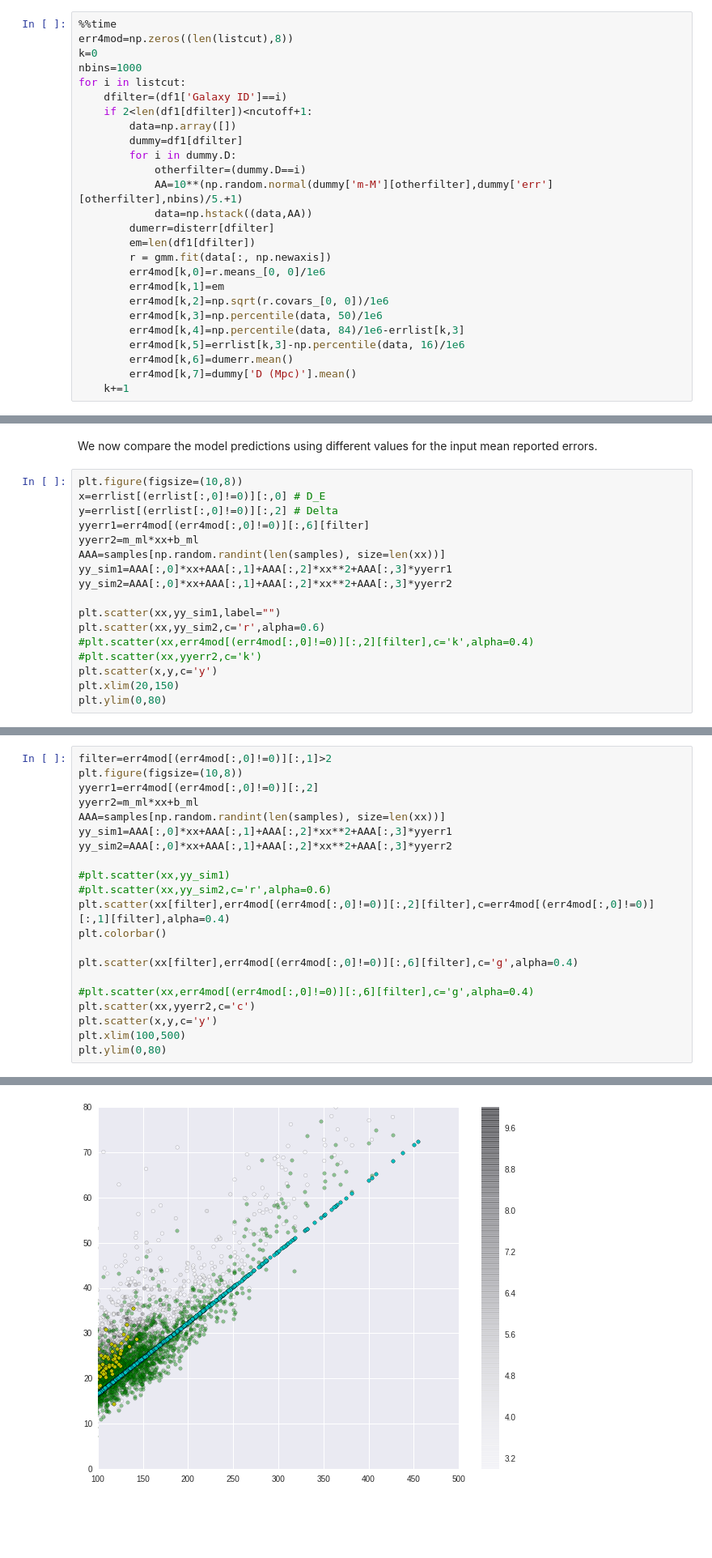
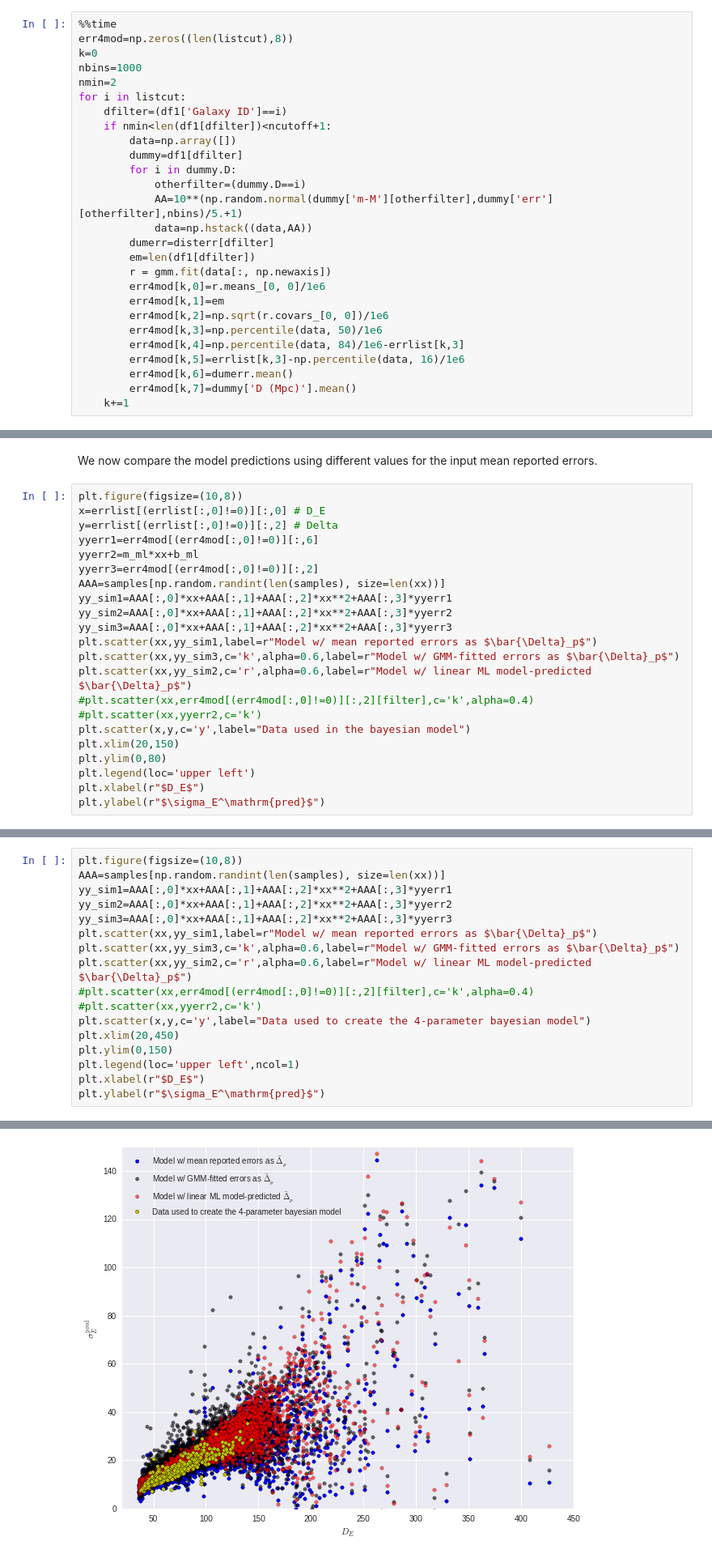
Before and after one commit to saint-germain/anisotropias, a Jupyter notebook: erroranalysis.ipynb, the cells around one changed output, grey strips where cells are left out. Shown at 81% size. Saved outputs shown, nothing was run; the diff lists cells and outputs as text; blank space fills up the shorter version.

Commit message:
the great model

```diff
--- a/erroranalysis.ipynb
+++ b/erroranalysis.ipynb
@@ -517,9 +517,10 @@ Now we need to predict errors for the rest of the galaxies (for those with less
 err4mod=np.zeros((len(listcut),8))
 k=0
 nbins=1000
+nmin=2
 for i in listcut:
     dfilter=(df1['Galaxy ID']==i)
-    if 2<len(df1[dfilter])<ncutoff+1:
+    if nmin<len(df1[dfilter])<ncutoff+1:
         data=np.array([])
         dummy=df1[dfilter]
         for i in dummy.D:
@@ -596,17 +597,22 @@ We now compare the model predictions using different values for the input mean r
 plt.figure(figsize=(10,8))
 x=errlist[(errlist[:,0]!=0)][:,0] # D_E
 y=errlist[(errlist[:,0]!=0)][:,2] # Delta
-yyerr1=err4mod[(err4mod[:,0]!=0)][:,6][filter]
+yyerr1=err4mod[(err4mod[:,0]!=0)][:,6]
 yyerr2=m_ml*xx+b_ml
+yyerr3=err4mod[(err4mod[:,0]!=0)][:,2]
 AAA=samples[np.random.randint(len(samples), size=len(xx))]
 yy_sim1=AAA[:,0]*xx+AAA[:,1]+AAA[:,2]*xx**2+AAA[:,3]*yyerr1
 yy_sim2=AAA[:,0]*xx+AAA[:,1]+AAA[:,2]*xx**2+AAA[:,3]*yyerr2
-
-plt.scatter(xx,yy_sim1,label="")
-plt.scatter(xx,yy_sim2,c='r',alpha=0.6)
+yy_sim3=AAA[:,0]*xx+AAA[:,1]+AAA[:,2]*xx**2+AAA[:,3]*yyerr3
+plt.scatter(xx,yy_sim1,label=r"Model w/ mean reported errors as $\bar{\Delta}_p$")
+plt.scatter(xx,yy_sim3,c='k',alpha=0.6,label=r"Model w/ GMM-fitted errors as $\bar{\Delta}_p$")
+plt.scatter(xx,yy_sim2,c='r',alpha=0.6,label=r"Model w/ linear ML model-predicted $\bar{\Delta}_p$")
 #plt.scatter(xx,err4mod[(err4mod[:,0]!=0)][:,2][filter],c='k',alpha=0.4)
 #plt.scatter(xx,yyerr2,c='k')
-plt.scatter(x,y,c='y')
+plt.scatter(x,y,c='y',label="Data used in the bayesian model")
 plt.xlim(20,150)
 plt.ylim(0,80)
+plt.legend(loc='upper left')
+plt.xlabel(r"$D_E$")
+plt.ylabel(r"$\sigma_E^\mathrm{pred}$")
 # %% [output]
@@ -615,22 +625,18 @@ plt.ylim(0,80)
 # %%
-filter=err4mod[(err4mod[:,0]!=0)][:,1]>2
 plt.figure(figsize=(10,8))
-yyerr1=err4mod[(err4mod[:,0]!=0)][:,2]
-yyerr2=m_ml*xx+b_ml
 AAA=samples[np.random.randint(len(samples), size=len(xx))]
 yy_sim1=AAA[:,0]*xx+AAA[:,1]+AAA[:,2]*xx**2+AAA[:,3]*yyerr1
 yy_sim2=AAA[:,0]*xx+AAA[:,1]+AAA[:,2]*xx**2+AAA[:,3]*yyerr2
-
-#plt.scatter(xx,yy_sim1)
-#plt.scatter(xx,yy_sim2,c='r',alpha=0.6)
-plt.scatter(xx[filter],err4mod[(err4mod[:,0]!=0)][:,2][filter],c=err4mod[(err4mod[:,0]!=0)][:,1][filter],alpha=0.4)
-plt.colorbar()
-
-plt.scatter(xx[filter],err4mod[(err4mod[:,0]!=0)][:,6][filter],c='g',alpha=0.4)
-
-#plt.scatter(xx,err4mod[(err4mod[:,0]!=0)][:,6][filter],c='g',alpha=0.4)
-plt.scatter(xx,yyerr2,c='c')
-plt.scatter(x,y,c='y')
-plt.xlim(100,500)
-plt.ylim(0,80)
+yy_sim3=AAA[:,0]*xx+AAA[:,1]+AAA[:,2]*xx**2+AAA[:,3]*yyerr3
+plt.scatter(xx,yy_sim1,label=r"Model w/ mean reported errors as $\bar{\Delta}_p$")
+plt.scatter(xx,yy_sim3,c='k',alpha=0.6,label=r"Model w/ GMM-fitted errors as $\bar{\Delta}_p$")
+plt.scatter(xx,yy_sim2,c='r',alpha=0.6,label=r"Model w/ linear ML model-predicted $\bar{\Delta}_p$")
+#plt.scatter(xx,err4mod[(err4mod[:,0]!=0)][:,2][filter],c='k',alpha=0.4)
+#plt.scatter(xx,yyerr2,c='k')
+plt.scatter(x,y,c='y',label="Data used to create the 4-parameter bayesian model")
+plt.xlim(20,450)
+plt.ylim(0,150)
+plt.legend(loc='upper left',ncol=1)
+plt.xlabel(r"$D_E$")
+plt.ylabel(r"$\sigma_E^\mathrm{pred}$")
 # %% [output]
@@ -638 +644 @@ plt.ylim(0,80)
-[figure, old version]
+[figure, new version]
```
Also changed, not shown: parts of 21 cells of this notebook.
